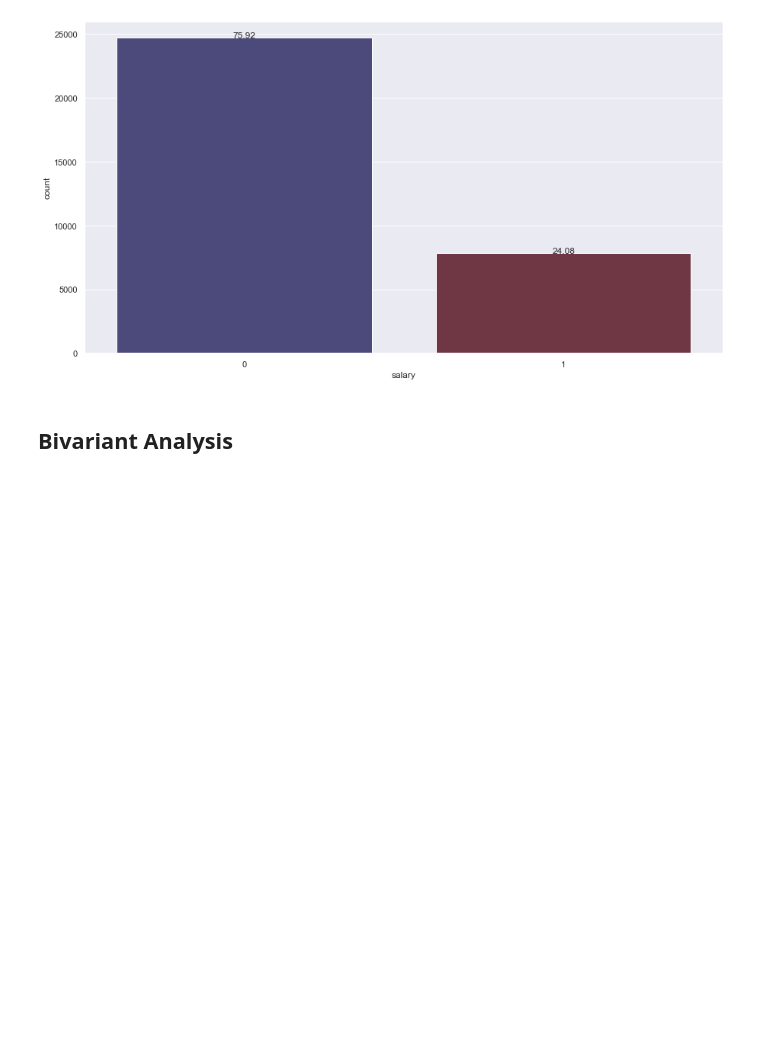
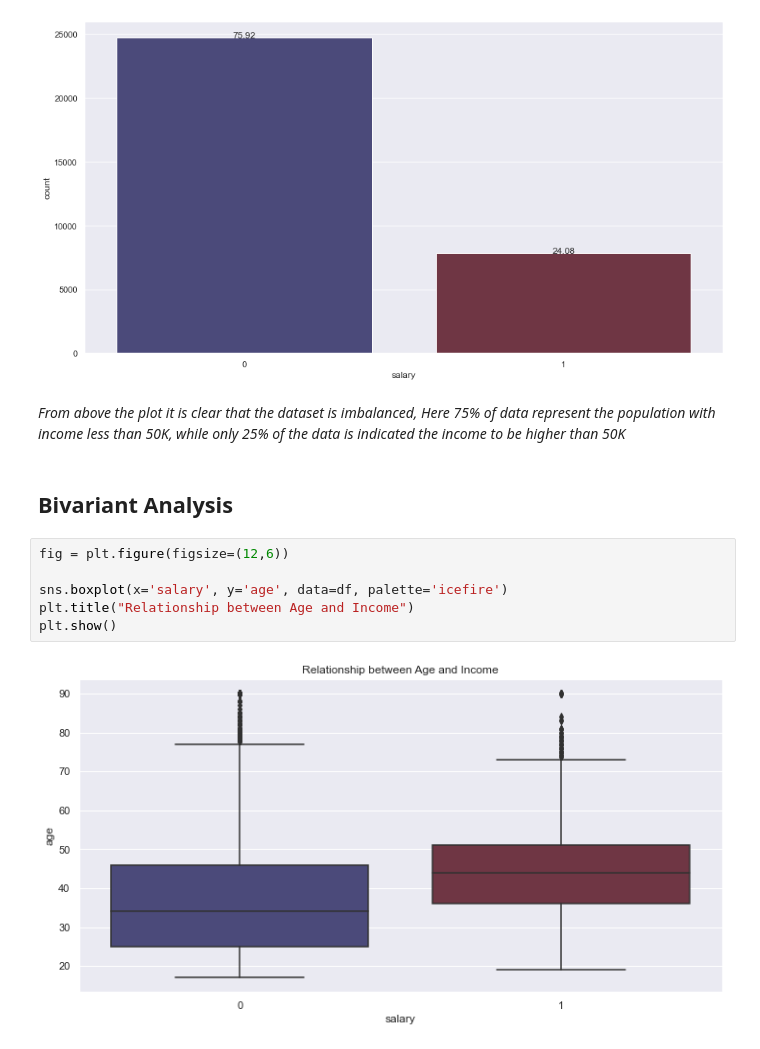
Before and after one commit to wiznikvibe/income_classifier, a Jupyter notebook: notebook/data_analysis.ipynb, the cells around one changed output. Saved outputs shown, nothing was run; the diff lists cells and outputs as text; blank space fills up the shorter version.

```diff
--- a/notebook/data_analysis.ipynb
+++ b/notebook/data_analysis.ipynb
@@ -378,5 +381,15 @@ for p in ax.patches:
 plt.show()
 # %% [output]
 [figure]
+# %% [markdown]
+_From above the plot it is clear that the dataset is imbalanced, Here 75% of data represent the population with income less than 50K, while only 25% of the data is indicated the income to be higher than 50K_
 # %% [markdown]
 ## Bivariant Analysis
+# %%
+fig = plt.figure(figsize=(12,6))
+
+sns.boxplot(x='salary', y='age', data=df, palette='icefire')
+plt.title("Relationship between Age and Income")
+plt.show()
+# %% [output]
+[figure, added]
```
Also changed, not shown: parts of 31 cells of this notebook.
